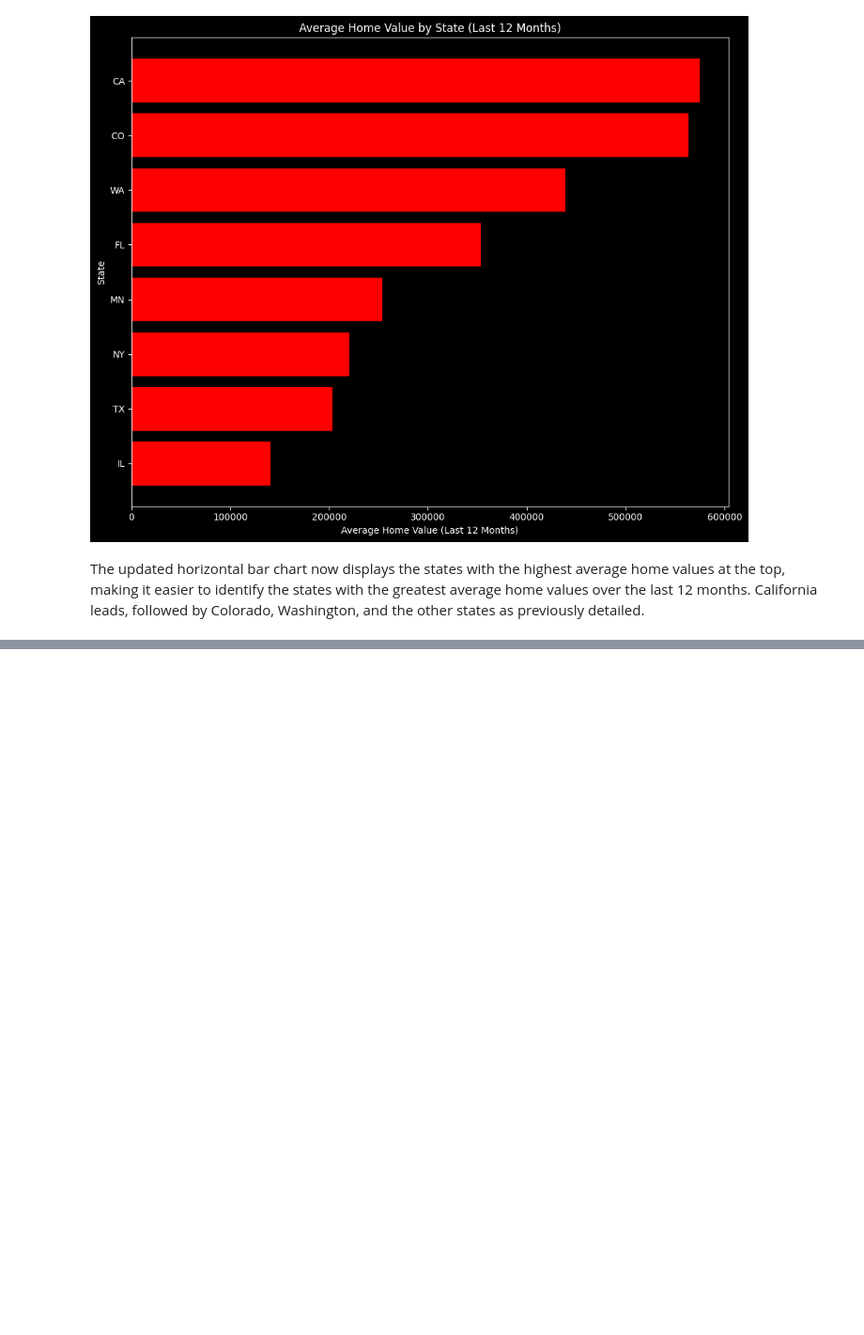
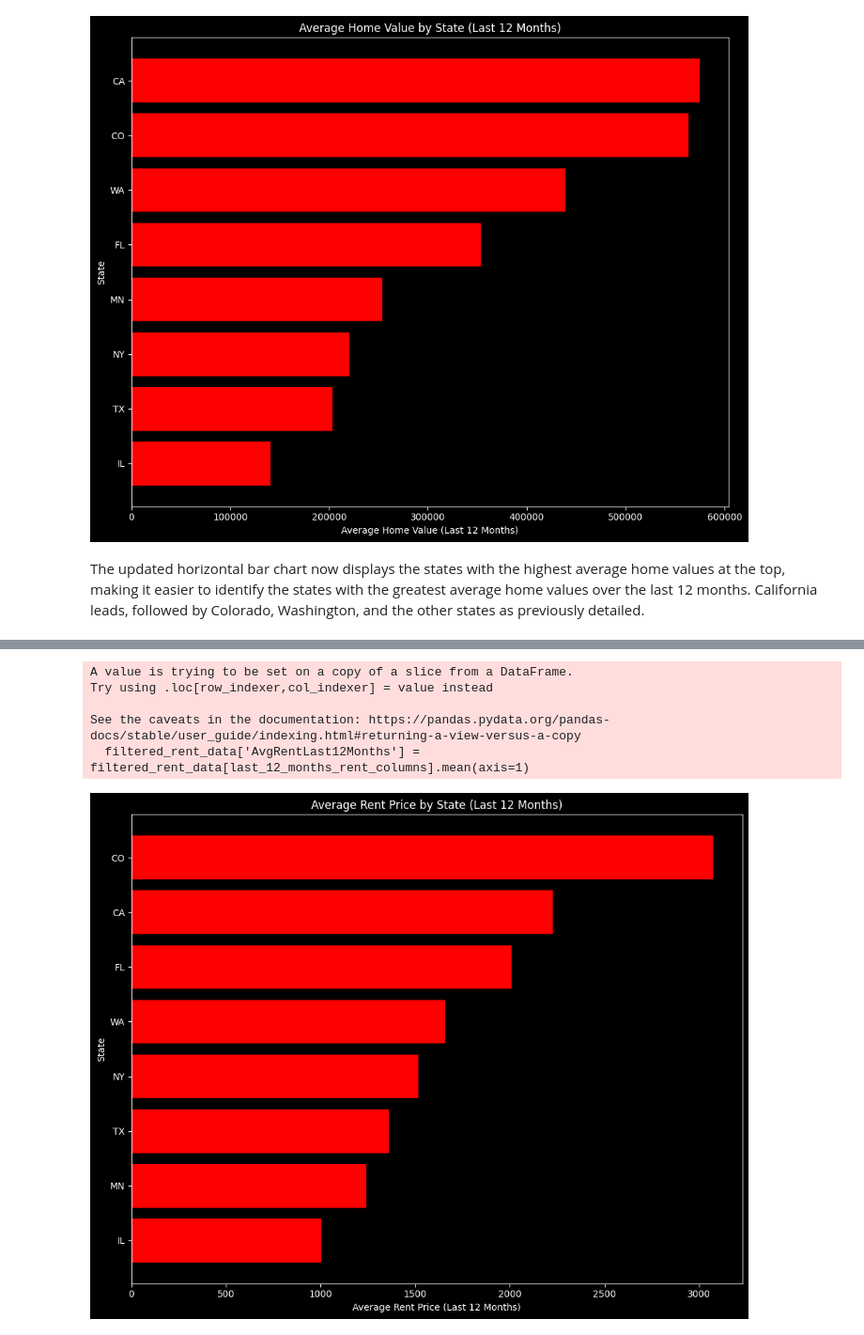
Before and after one commit to donlopez/Homes-rent-vs-buy, a Jupyter notebook: notebooks/data_exploration2.ipynb, the cells around one changed output, grey strips where cells are left out. Shown: that part at 94% size. Drawn from its saved outputs; the diff is of its cells as text; code cells hidden in the pictures; blank space fills up the shorter version.

```diff
--- a/notebooks/data_exploration2.ipynb
+++ b/notebooks/data_exploration2.ipynb
@@ -210,0 +250,9 @@ Let's proceed with filtering and calculating the average rent prices for the spe
+# %%
+import pandas as pd
+
+# Load the new dataset related to rent prices
+rent_file_path = '/workspaces/Homes-rent-vs-buy/datasets/Rentals_zori_uc_sfrcondomfr_sm_month.csv'
+rent_data = pd.read_csv(rent_file_path)
+
+# Display the first few rows of the dataframe to understand its structure
+rent_data.head()
@@ -210,0 +267,39 @@ Let's proceed with filtering and calculating the average rent prices for the spe
+# %%
+# Re-import matplotlib for plotting
+import matplotlib.pyplot as plt
+
+# Define the states of interest
+states_of_interest_rent = ['FL', 'CA', 'TX', 'NY', 'IL', 'WA', 'CO', 'MN']
+
+# Filter data for the MSAs in the specified states
+filtered_rent_data = rent_data[rent_data['StateName'].isin(states_of_interest_rent)]
+
+# Extract the last 12 months of available rent data
+last_12_months_rent_columns = rent_data.columns[-12:]
+
+# Calculate the average rent price over the last 12 months for each MSA within the specified states
+filtered_rent_data['AvgRentLast12Months'] = filtered_rent_data[last_12_months_rent_columns].mean(axis=1)
+
+# Aggregate these values by state to get an average rent price per state
+state_avg_rent_values = filtered_rent_data.groupby('StateName')['AvgRentLast12Months'].mean().reset_index()
+
+# Sort the average rent values by state for visualization, highest first
+state_avg_rent_values_sorted = state_avg_rent_values.sort_values(by='AvgRentLast12Months', ascending=True)
+
+# Plotting the average rent values by state
+plt.style.use('dark_background')
+fig, ax = plt.subplots(figsize=(10, 8))
+ax.barh(state_avg_rent_values_sorted['StateName'], state_avg_rent_values_sorted['AvgRentLast12Months'], color='red')
+ax.set_xlabel('Average Rent Price (Last 12 Months)')
+ax.set_ylabel('State')
+ax.set_title('Average Rent Price by State (Last 12 Months)')
+
+plt.tight_layout()
+plt.show()
+# %% [output]
+A value is trying to be set on a copy of a slice from a DataFrame.
+Try using .loc[row_indexer,col_indexer] = value instead
+
+See the caveats in the documentation: https://pandas.pydata.org/pandas-docs/stable/user_guide/indexing.html#returning-a-view-versus-a-copy
+  filtered_rent_data['AvgRentLast12Months'] = filtered_rent_data[last_12_months_rent_columns].mean(axis=1)
+[figure, added]
```
Also changed, not shown: parts of 9 cells of this notebook, 1 other file.
